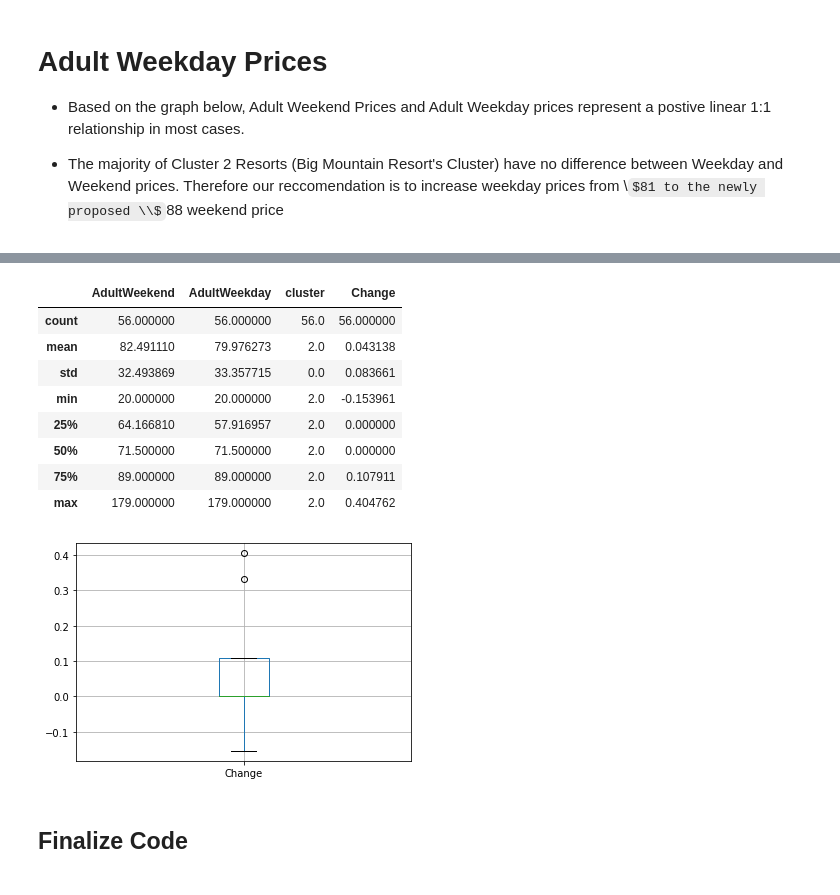
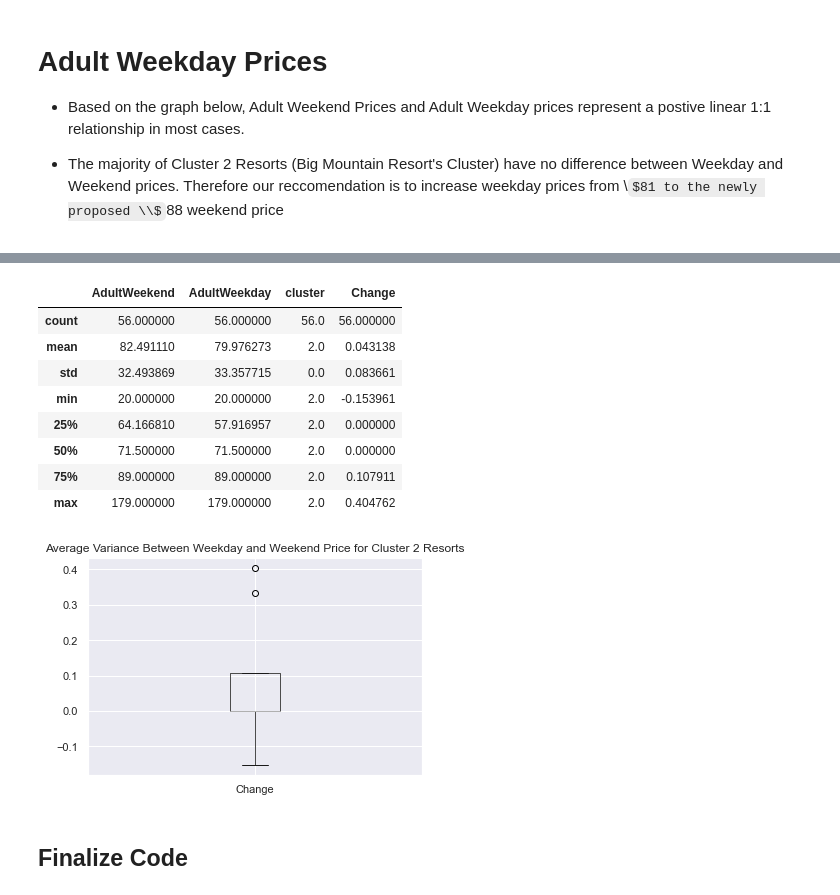
Before and after one commit to nmur1589/Guided-Capstone, a Jupyter notebook: Presentation Models/GuidedCapstoneStep6HL.ipynb, the cells around one changed output, grey strips where cells are left out. Saved outputs shown, nothing was run; the diff lists cells and outputs as text; code cells hidden in the pictures; some formulas as TeX source.

```diff
--- a/Presentation Models/GuidedCapstoneStep6HL.ipynb
+++ b/Presentation Models/GuidedCapstoneStep6HL.ipynb
@@ -272,20 +299,22 @@ Text(0.5, 1.0, 'AdultWeekend by AdultWeekday by cluster')
 # %%
+sns.set()
 Prices = df.loc[:,('Name','AdultWeekend','AdultWeekday', 'cluster')]
 Prices['Change'] = (Prices.AdultWeekend - Prices.AdultWeekday) / Prices.AdultWeekday
 Cluster2 = Prices[Prices.cluster == 2]
 Cluster2[['Change']].boxplot()
+plt.title('Average Variance Between Weekday and Weekend Price for Cluster 2 Resorts')
 Cluster2.describe()
 # %% [output]
 |  | AdultWeekend | AdultWeekday | cluster | Change |
 | count | 56.000000 | 56.000000 | 56.0 | 56.000000 |
 | mean | 82.491110 | 79.976273 | 2.0 | 0.043138 |
 | std | 32.493869 | 33.357715 | 0.0 | 0.083661 |
 | min | 20.000000 | 20.000000 | 2.0 | -0.153961 |
 | 25% | 64.166810 | 57.916957 | 2.0 | 0.000000 |
 | 50% | 71.500000 | 71.500000 | 2.0 | 0.000000 |
 | 75% | 89.000000 | 89.000000 | 2.0 | 0.107911 |
 | max | 179.000000 | 179.000000 | 2.0 | 0.404762 |
-[figure, old version]
+[figure, new version]
 # %% [markdown]
 ## Finalize Code
 # %% [markdown]
```
Also changed, not shown: parts of 10 cells of this notebook, 1 other file.
